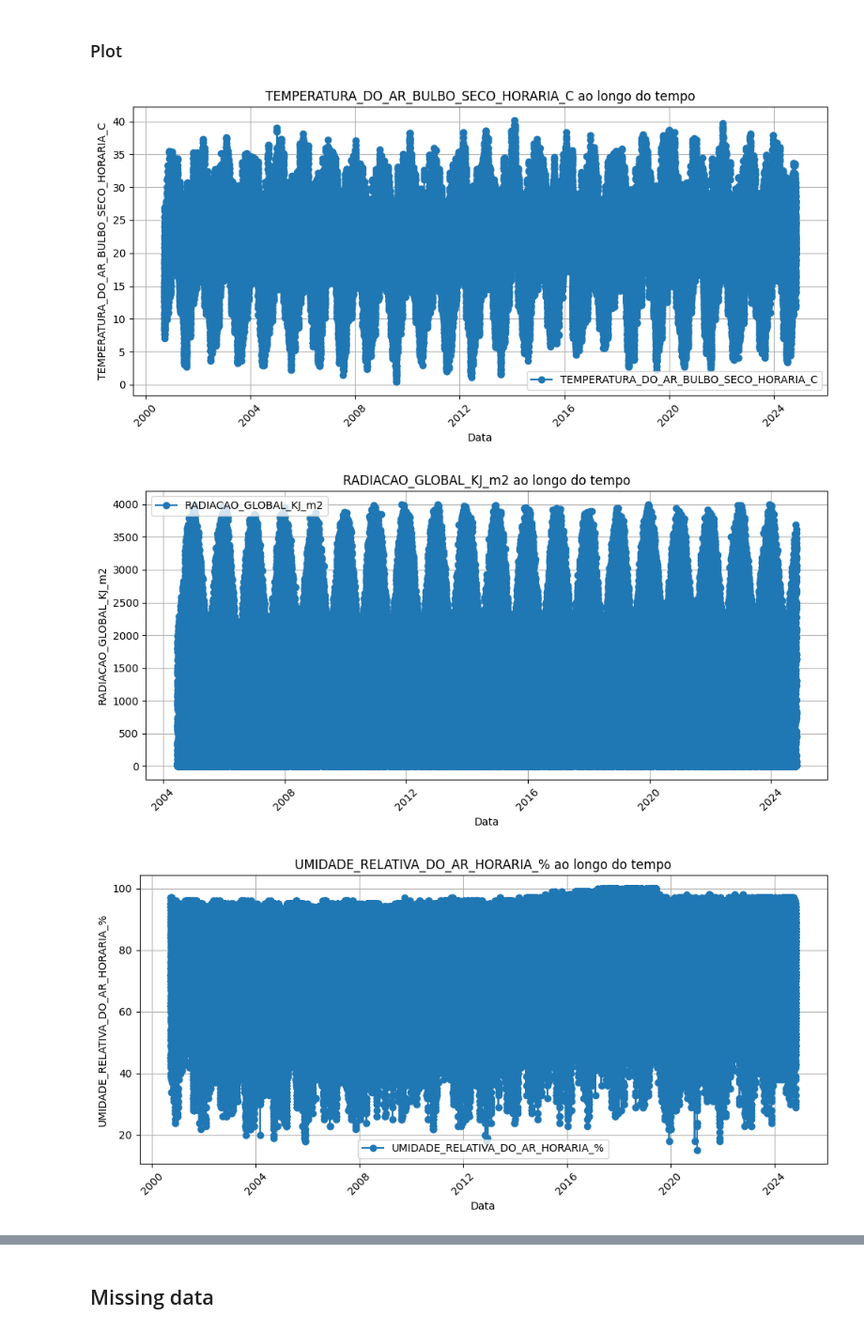
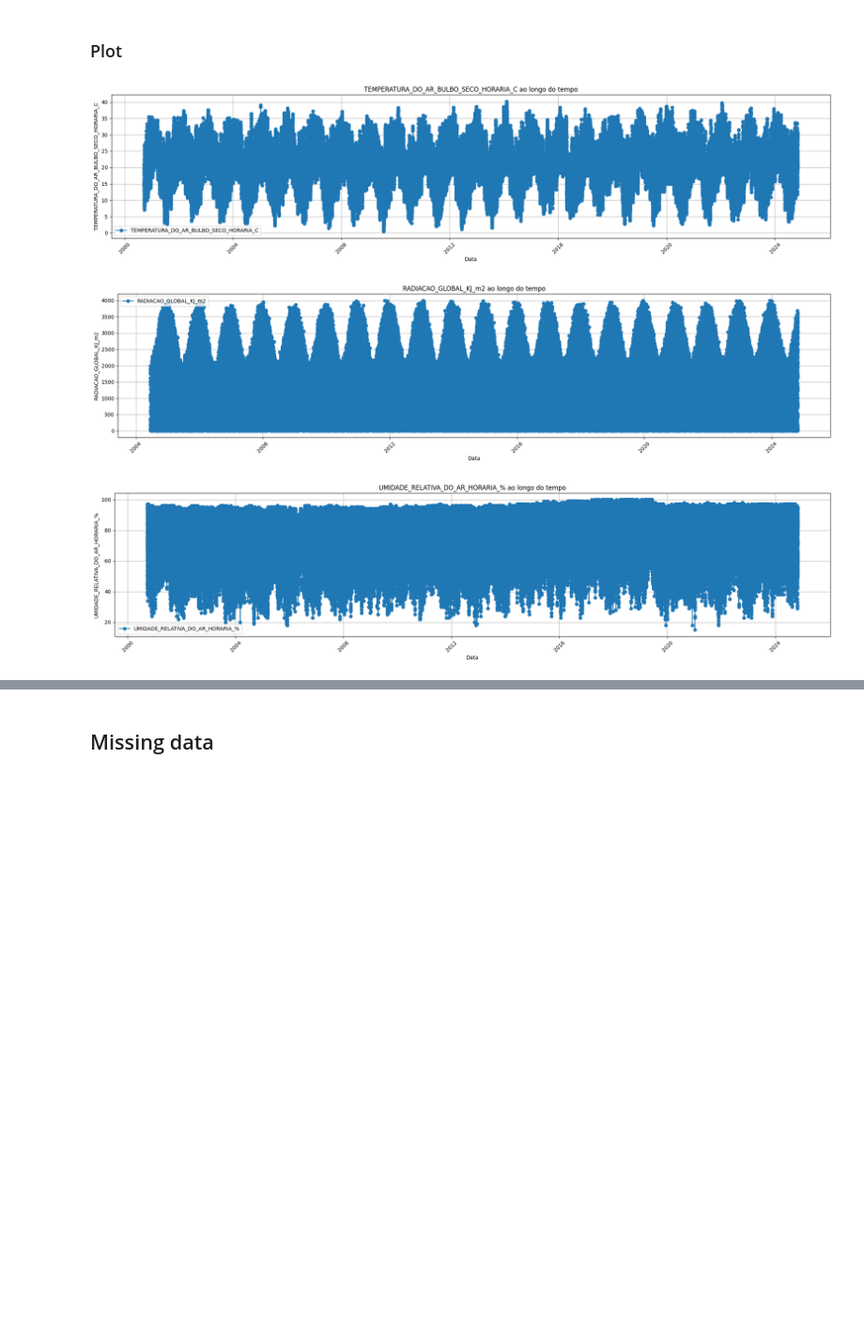
Before and after one commit to ThierrryScotto/trabalho_pratico, a Jupyter notebook: EDA_IMNET.ipynb, the cells around one changed output, grey strips where cells are left out. Shown: that part at 94% size. Drawn from its saved outputs; the diff is of its cells as text; code cells hidden in the pictures; blank space fills up the shorter version.

```diff
--- a/EDA_IMNET.ipynb
+++ b/EDA_IMNET.ipynb
@@ -37,6 +37,7 @@ dataset
 # EDA
 # %%
 features = ['DATA',
+            'HORA',
             'TEMPERATURA_DO_AR_BULBO_SECO_HORARIA_C',
             'RADIACAO_GLOBAL_KJ_m2',
             'UMIDADE_RELATIVA_DO_AR_HORARIA_%',
@@ -188,21 +192,21 @@ DatetimeIndex([], dtype='datetime64[ns]', freq='D')
 # %%
 columns = ['TEMPERATURA_DO_AR_BULBO_SECO_HORARIA_C',
             'RADIACAO_GLOBAL_KJ_m2',
             'UMIDADE_RELATIVA_DO_AR_HORARIA_%',
             'VENTO_VELOCIDADE_HORARIA_M/S']
 
 for variavel in columns:
-    plt.figure(figsize=(10, 5))
+    plt.figure(figsize=(20, 5))
     plt.plot(dataset['DATA'], dataset[variavel], marker='o', label=variavel)
     plt.title(f'{variavel} ao longo do tempo')
     plt.xlabel('Data')
     plt.ylabel(variavel)
     plt.grid(True)
     plt.legend()
     plt.xticks(rotation=45)
     plt.tight_layout()
     plt.show()
 # %% [output]
-[figure, old version]
+[figure, new version]
-[figure, old version]
+[figure, new version]
-[figure, old version]
+[figure, new version]
```
Also changed, not shown: parts of 28 cells of this notebook.
